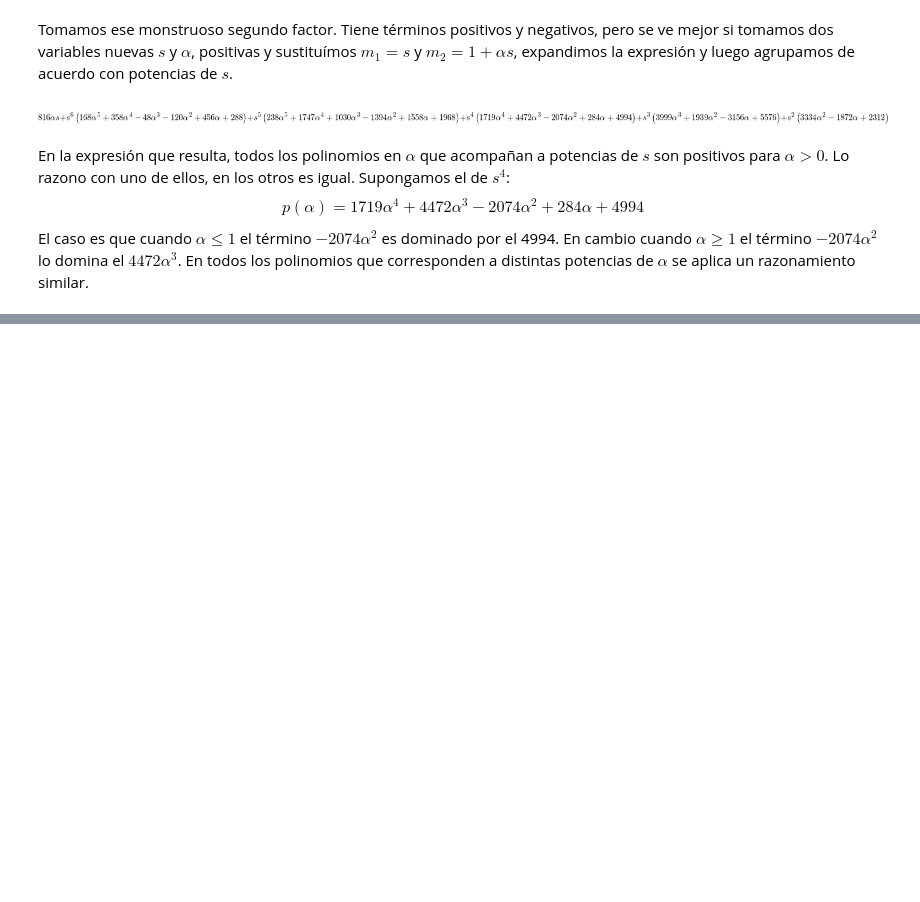
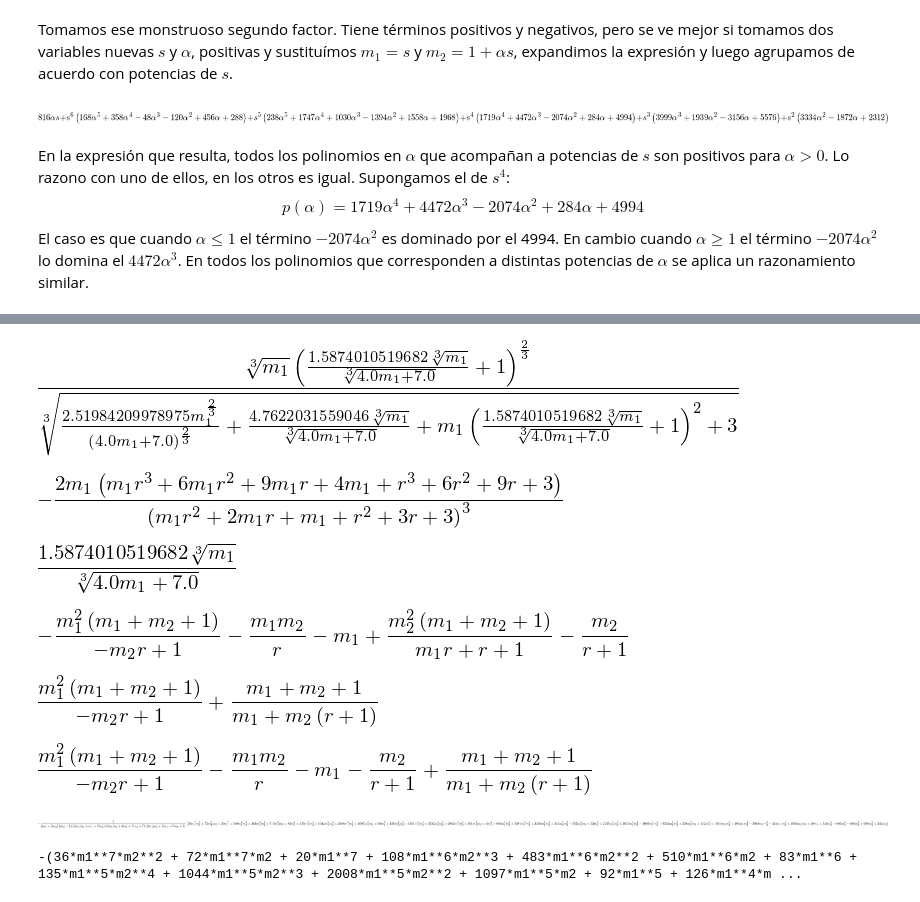
Before and after one commit to fdmazzone/ArchivosProyecto, a Jupyter notebook: MEcanica Celeste/concavidad.ipynb, the cells around one changed output, grey strips where cells are left out. Drawn from its saved outputs; the diff is of its cells as text; code cells hidden in the pictures; blank space fills up the shorter version.

```diff
--- a/MEcanica Celeste/concavidad.ipynb
+++ b/MEcanica Celeste/concavidad.ipynb
@@ -182,0 +202,16 @@ El caso es que cuando $\alpha\leq 1$ el término $-2074\alpha^2$ es dominado por
+# %%
+SolEul(m[1],0,2)
+# %% [output]
+[figure, added]
+# %%
+g.subs(m[2],0).diff(r,2).factor()
+# %% [output]
+[figure, added]
+# %%
+SolEul(m[1],0,1)
+# %% [output]
+[figure, added]
+# %%
+Exp
+# %% [output]
+[figure, added]
@@ -182,0 +221,10 @@ El caso es que cuando $\alpha\leq 1$ el término $-2074\alpha^2$ es dominado por
+# %%
+Q=m[0]**2/(-q[0])+m[1]**2/q[1]
+Q
+# %% [output]
+[figure, added]
+# %%
+Exp3=Q-U
+Exp3
+# %% [output]
+[figure, added]
@@ -182,0 +233,8 @@ El caso es que cuando $\alpha\leq 1$ el término $-2074\alpha^2$ es dominado por
+# %%
+Expr3.factor()
+# %% [output]
+[figure, added]
+# %%
+print Expr3.factor()
+# %% [output]
+-(36*m1**7*m2**2 + 72*m1**7*m2 + 20*m1**7 + 108*m1**6*m2**3 + 483*m1**6*m2**2 + 510*m1**6*m2 + 83*m1**6 + 135*m1**5*m2**4 + 1044*m1**5*m2**3 + 2008*m1**5*m2**2 + 1097*m1**5*m2 + 92*m1**5 + 126*m1**4*m ...
```
Also changed, not shown: parts of 34 cells of this notebook.
